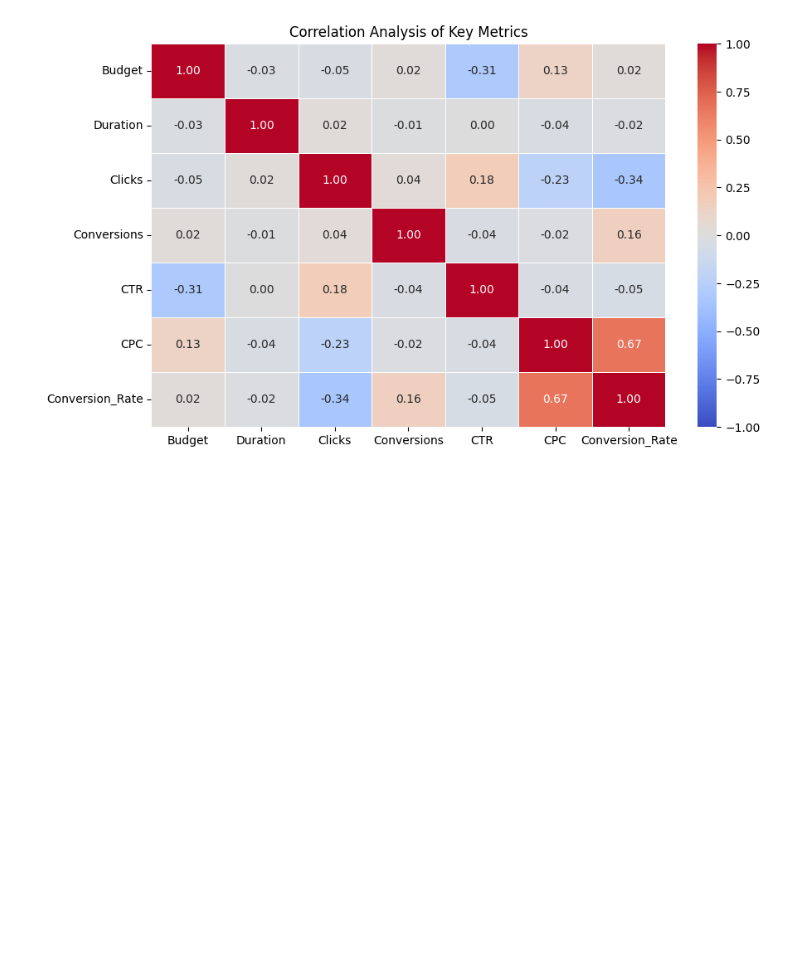
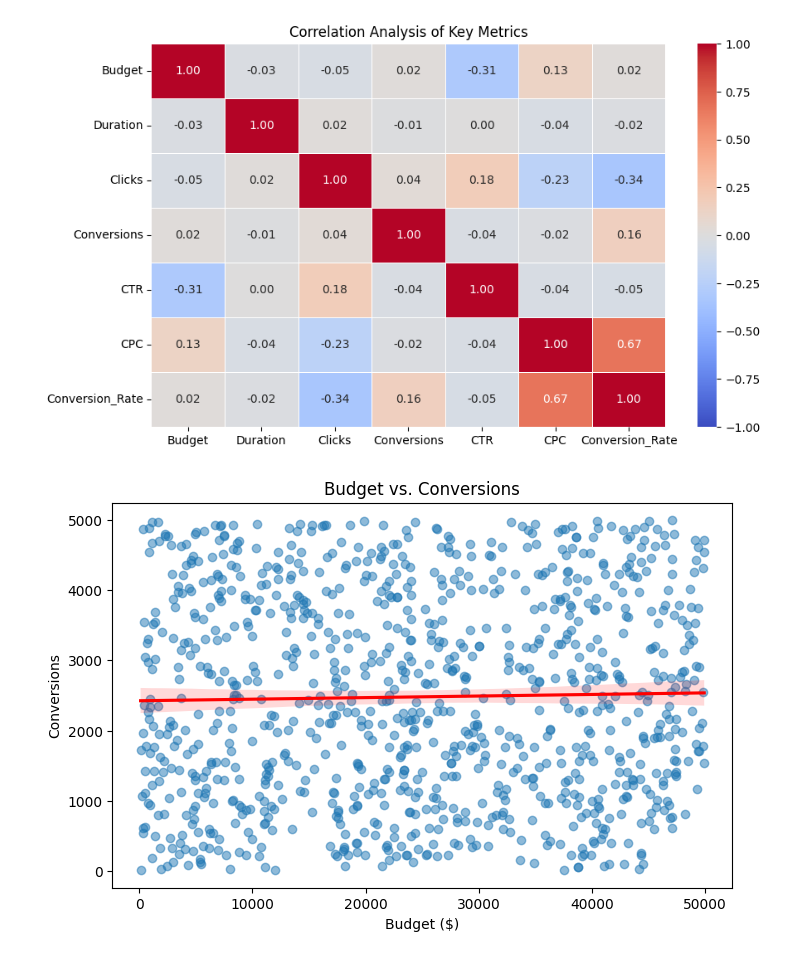
Before and after one commit to G-Bielokozowicz/Advertising-Campaign-Performance-Analysis, a Jupyter notebook: main.ipynb, the cells around one changed output. Cells and saved outputs as stored; diff of their text form; code cells hidden in the pictures; blank space fills up the shorter version.

Commit message:
Added budget vs conversions and campaign duration vs conversions reg plots Added Succes rate analysis

```diff
--- a/main.ipynb
+++ b/main.ipynb
@@ -457,3 +457,18 @@ plt.title("Correlation Analysis of Key Metrics")
 plt.show()
 # %% [output]
 [figure]
+# %%
+plt.figure(figsize=(8, 5))
+sns.regplot(
+    data=df,
+    x="Budget",
+    y="Conversions",
+    scatter_kws={'alpha': 0.5},
+    line_kws={'color': 'red'}
+)
+plt.title("Budget vs. Conversions")
+plt.xlabel("Budget ($)")
+plt.ylabel("Conversions")
+plt.show()
+# %% [output]
+[figure, added]
```
Also changed, not shown: parts of 5 cells of this notebook.
